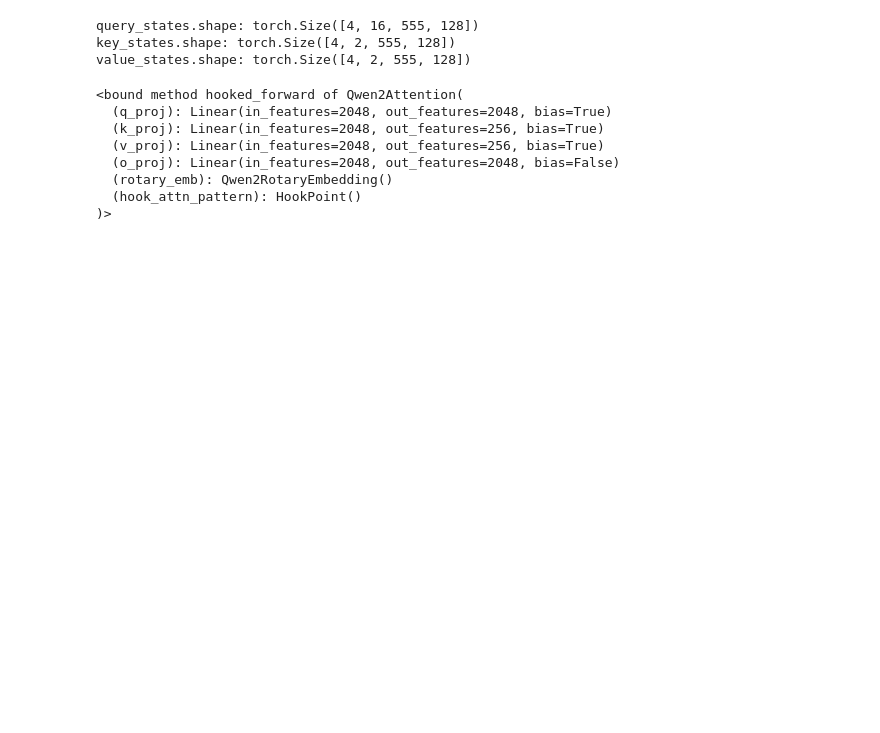
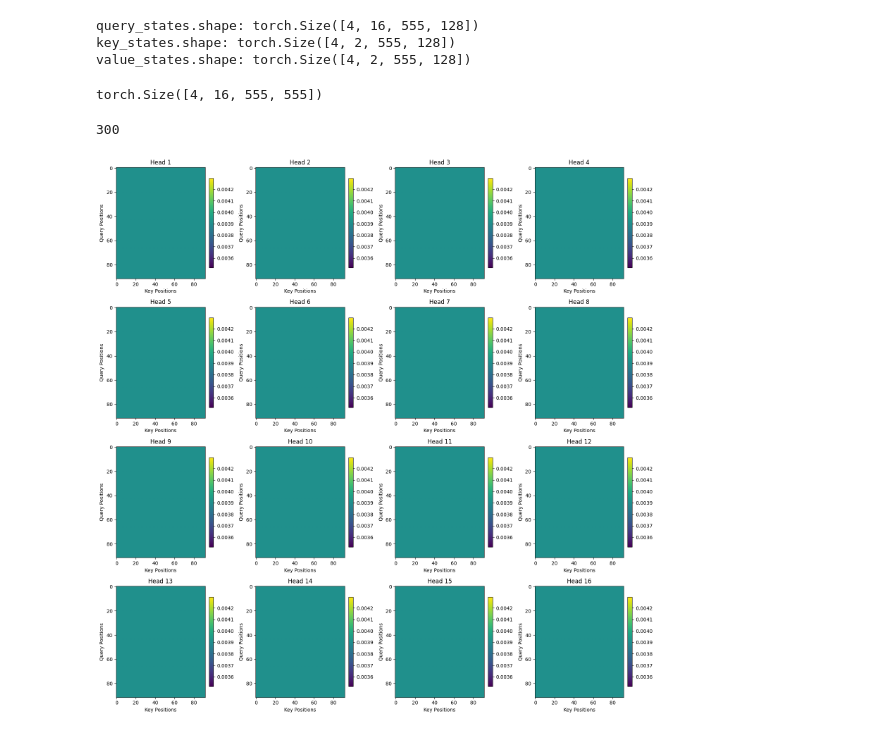
Before and after one commit to ajyl/TinyZero, a Jupyter notebook: explore_attn_layer0.sync.ipynb, the cells around one changed output. Saved outputs shown, nothing was run; the diff lists cells and outputs as text; code cells hidden in the pictures; blank space fills up the shorter version.

Commit message:
hooked...

```diff
--- a/explore_attn_layer0.sync.ipynb
+++ b/explore_attn_layer0.sync.ipynb
@@ -300,14 +308,3 @@ print("value_states.shape:", value_states.shape)
 query_states.shape: torch.Size([4, 16, 555, 128])
 key_states.shape: torch.Size([4, 2, 555, 128])
 value_states.shape: torch.Size([4, 2, 555, 128])
-# %%
-actor_model.model.layers[0].self_attn.forward
-# %% [output]
-<bound method hooked_forward of Qwen2Attention(
-  (q_proj): Linear(in_features=2048, out_features=2048, bias=True)
-  (k_proj): Linear(in_features=2048, out_features=256, bias=True)
-  (v_proj): Linear(in_features=2048, out_features=256, bias=True)
-  (o_proj): Linear(in_features=2048, out_features=2048, bias=False)
-  (rotary_emb): Qwen2RotaryEmbedding()
-  (hook_attn_pattern): HookPoint()
-)>
@@ -313,0 +347,51 @@ actor_model.model.layers[0].self_attn.forward
+# %%
+
+attn_patterns = pad_and_concatenate(
+    recording["model.layers.0.self_attn.hook_attn_pattern"]
+)
+# %% [output]
+torch.Size([4, 16, 555, 555])
+# %%
+
+
+def visualize_attention_patterns(attention_patterns):
+    """
+    Visualizes all attention patterns in a [num_heads, seq_len, seq_len] matrix.
+
+    Args:
+        attention_patterns (torch.Tensor): Tensor of shape [num_heads, seq_len, seq_len]
+    """
+    num_heads, seq_len, _ = attention_patterns.shape
+
+    grid_size = int(num_heads**0.5)
+    fig, axes = plt.subplots(
+        grid_size, grid_size, figsize=(grid_size * 4, grid_size * 4)
+    )
+
+    mask = torch.triu(torch.ones(seq_len, seq_len), diagonal=1)  # Upper triangular mask
+
+    for i, ax in enumerate(axes.flat):
+        attn_map = attention_patterns[i].detach().cpu().numpy()
+        attn_map[mask.bool().numpy()] = float("nan")
+
+        im = ax.imshow(attn_map, cmap="viridis", aspect="auto")
+
+        ax.set_title(f"Head {i+1}")
+        ax.set_xlabel("Key Positions")
+        ax.set_ylabel("Query Positions")
+
+        # Add color bar
+        fig.colorbar(im, ax=ax, fraction=0.046, pad=0.04)
+
+    plt.tight_layout()
+    plt.show()
+# %% [output]
+300
+# %%
+
+# Visualize the random attention patterns
+for idx, b_idx in enumerate(this_batch_idxs.tolist()):
+    timesteps = this_timesteps[idx]
+    visualize_attention_patterns(attn_patterns[b_idx, :, :timesteps, :timesteps])
+# %% [output]
+[figure, added]
```
Also changed, not shown: parts of 6 cells of this notebook, 2 other files.
